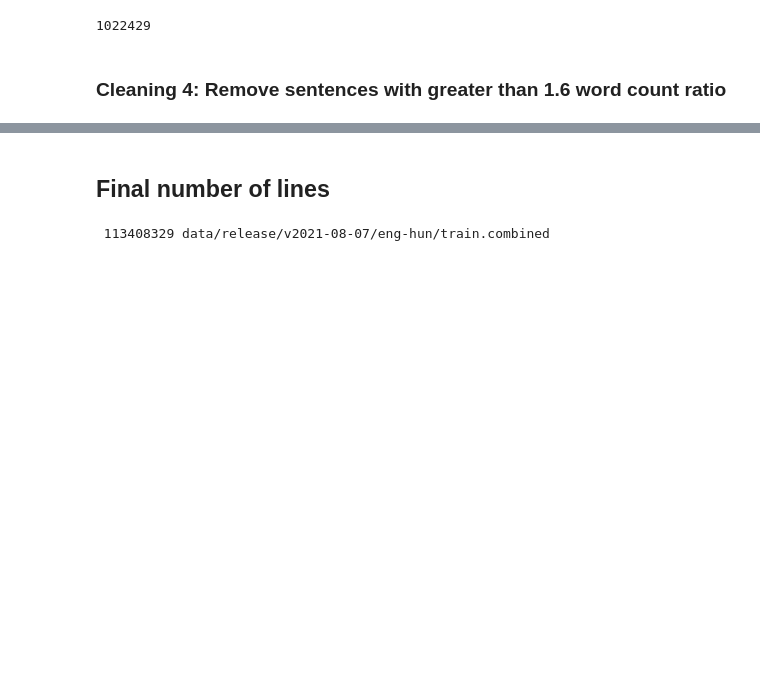
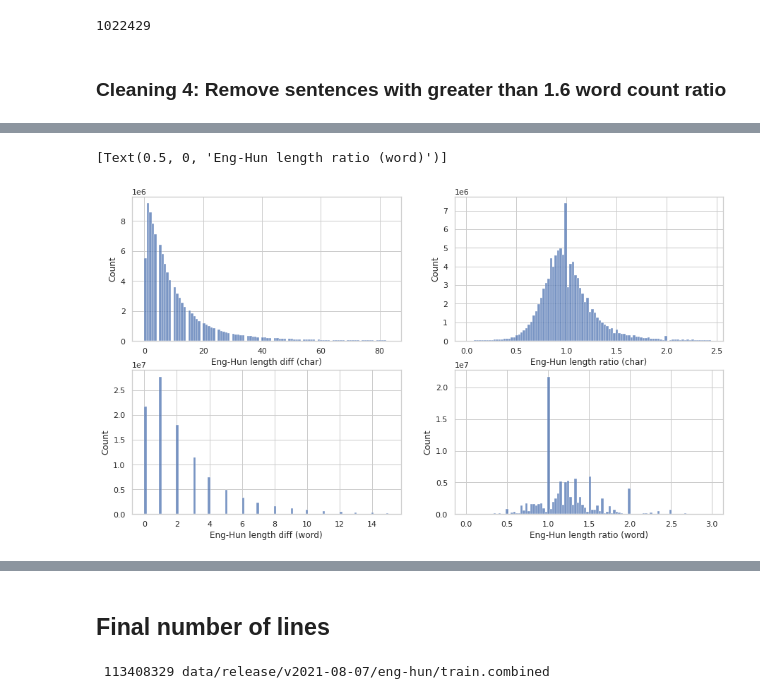
Before and after one commit to attilanagy234/TreeSwap, a Jupyter notebook: notebooks/Tatoeba_EDA.ipynb, the cells around one changed output, grey strips where cells are left out. Drawn from its saved outputs; the diff is of its cells as text; code cells hidden in the pictures; blank space fills up the shorter version.

```diff
--- a/notebooks/Tatoeba_EDA.ipynb
+++ b/notebooks/Tatoeba_EDA.ipynb
@@ -638,0 +620,3 @@ axs[1, 1].set(xlabel='Eng-Hun length ratio (word)')
+# %%
+char_count_diffs_stats = stats(char_count_diffs)
+char_count_diffs_stats
@@ -638,0 +635,3 @@ axs[1, 1].set(xlabel='Eng-Hun length ratio (word)')
+# %%
+word_count_diffs_stats = stats(word_count_diffs)
+word_count_diffs_stats
@@ -638,0 +650,3 @@ axs[1, 1].set(xlabel='Eng-Hun length ratio (word)')
+# %%
+char_count_ratios_stats = stats(char_count_ratios)
+char_count_ratios_stats
@@ -638,0 +665,3 @@ axs[1, 1].set(xlabel='Eng-Hun length ratio (word)')
+# %%
+word_count_ratios_stats = stats(word_count_ratios)
+word_count_ratios_stats
@@ -639,2 +680,20 @@ axs[1, 1].set(xlabel='Eng-Hun length ratio (word)')
+# %%
+quantile = 0.99
+fig, axs = plt.subplots(2,2)
+
+sns.histplot(char_count_diffs[np.where(char_count_diffs < char_count_diffs_stats['quantiles'][quantile])], bins=100, ax=axs[0, 0])
+axs[0, 0].set(xlabel='Eng-Hun length diff (char)')
+
+sns.histplot(char_count_ratios[np.where(char_count_ratios < char_count_ratios_stats['quantiles'][quantile])], bins=100, ax=axs[0, 1])
+axs[0, 1].set(xlabel='Eng-Hun length ratio (char)')
+
+sns.histplot(word_count_diffs[np.where(word_count_diffs < word_count_diffs_stats['quantiles'][quantile])], bins=100, ax=axs[1, 0])
+axs[1, 0].set(xlabel='Eng-Hun length diff (word)')
+
+sns.histplot(word_count_ratios[np.where(word_count_ratios < word_count_ratios_stats['quantiles'][quantile])], bins=100, ax=axs[1, 1])
+axs[1, 1].set(xlabel='Eng-Hun length ratio (word)')
+# %% [output]
+[Text(0.5, 0, 'Eng-Hun length ratio (word)')]
+[figure, added]
 # %%
 with open(os.path.join(data_path, 'train.combined.cleaned_3'), 'r') as combined_file:
```
Also changed, not shown: parts of 43 cells of this notebook.
